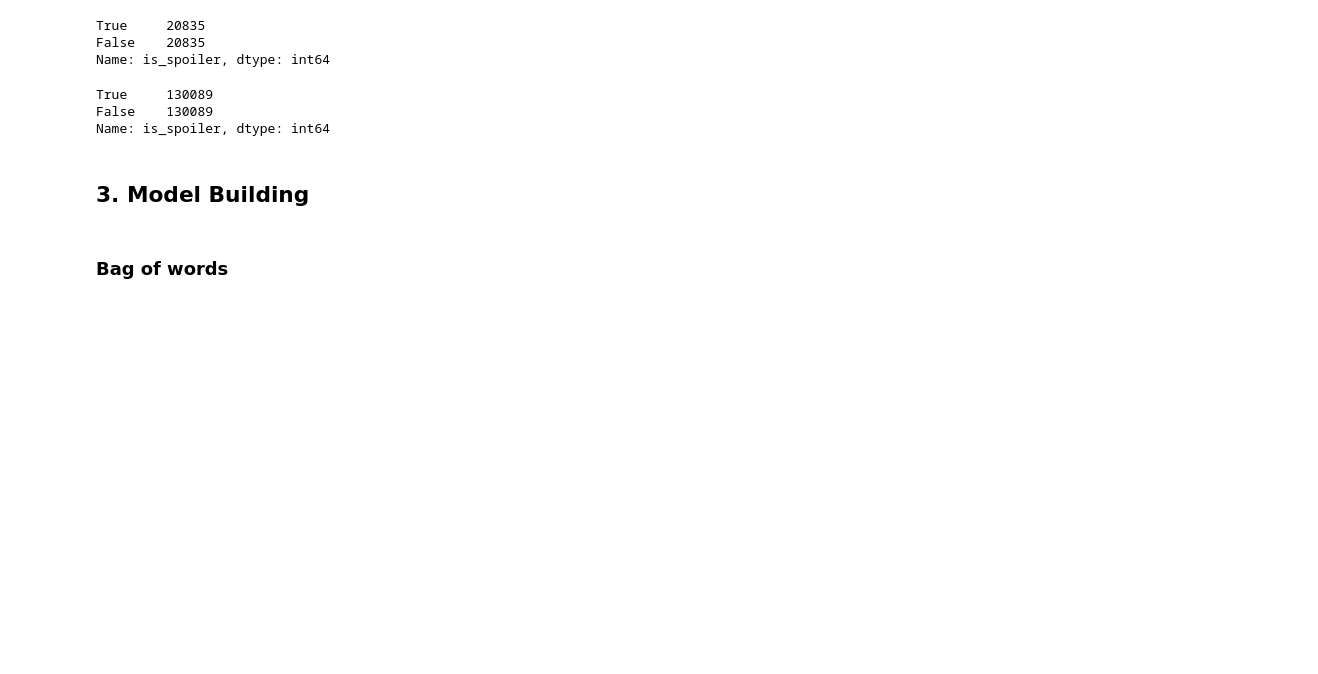
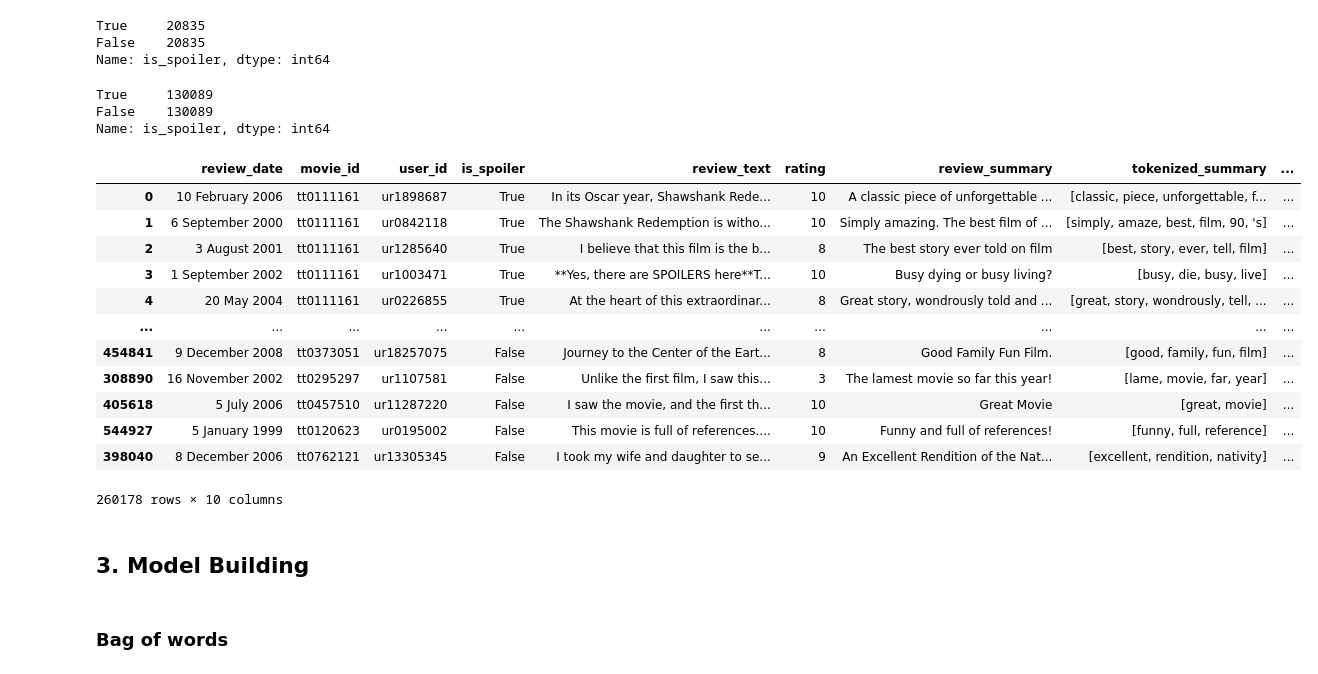
Before and after one commit to vincentaurellio/CS3244, a Jupyter notebook: src/Baseline Model.ipynb, the cells around one changed output. Cells and saved outputs as stored; diff of their text form; code cells hidden in the pictures; blank space fills up the shorter version.

```diff
--- a/src/Baseline Model.ipynb
+++ b/src/Baseline Model.ipynb
@@ -100,6 +139,22 @@ df_train['is_spoiler'].value_counts()
 True     130089
 False    130089
 Name: is_spoiler, dtype: int64
+# %%
+df_train
+# %% [output]
+|  | review_date | movie_id | user_id | is_spoiler | review_text | rating | review_summary | tokenized_summary | ... |
+| 0 | 10 February 2006 | tt0111161 | ur1898687 | True | In its Oscar year, Shawshank Rede... | 10 | A classic piece of unforgettable ... | [classic, piece, unforgettable, f... | ... |
+| 1 | 6 September 2000 | tt0111161 | ur0842118 | True | The Shawshank Redemption is witho... | 10 | Simply amazing. The best film of ... | [simply, amaze, best, film, 90, 's] | ... |
+| 2 | 3 August 2001 | tt0111161 | ur1285640 | True | I believe that this film is the b... | 8 | The best story ever told on film | [best, story, ever, tell, film] | ... |
+| 3 | 1 September 2002 | tt0111161 | ur1003471 | True | **Yes, there are SPOILERS here**T... | 10 | Busy dying or busy living? | [busy, die, busy, live] | ... |
+| 4 | 20 May 2004 | tt0111161 | ur0226855 | True | At the heart of this extraordinar... | 8 | Great story, wondrously told and ... | [great, story, wondrously, tell, ... | ... |
+| ... | ... | ... | ... | ... | ... | ... | ... | ... | ... |
+| 454841 | 9 December 2008 | tt0373051 | ur18257075 | False | Journey to the Center of the Eart... | 8 | Good Family Fun Film. | [good, family, fun, film] | ... |
+| 308890 | 16 November 2002 | tt0295297 | ur1107581 | False | Unlike the first film, I saw this... | 3 | The lamest movie so far this year! | [lame, movie, far, year] | ... |
+| 405618 | 5 July 2006 | tt0457510 | ur11287220 | False | I saw the movie, and the first th... | 10 | Great Movie | [great, movie] | ... |
+| 544927 | 5 January 1999 | tt0120623 | ur0195002 | False | This movie is full of references.... | 10 | Funny and full of references! | [funny, full, reference] | ... |
+| 398040 | 8 December 2006 | tt0762121 | ur13305345 | False | I took my wife and daughter to se... | 9 | An Excellent Rendition of the Nat... | [excellent, rendition, nativity] | ... |
+260178 rows × 10 columns
 # %% [markdown]
 ## 3. Model Building
 # %% [markdown]
```
Also changed, not shown: parts of 17 cells of this notebook.
